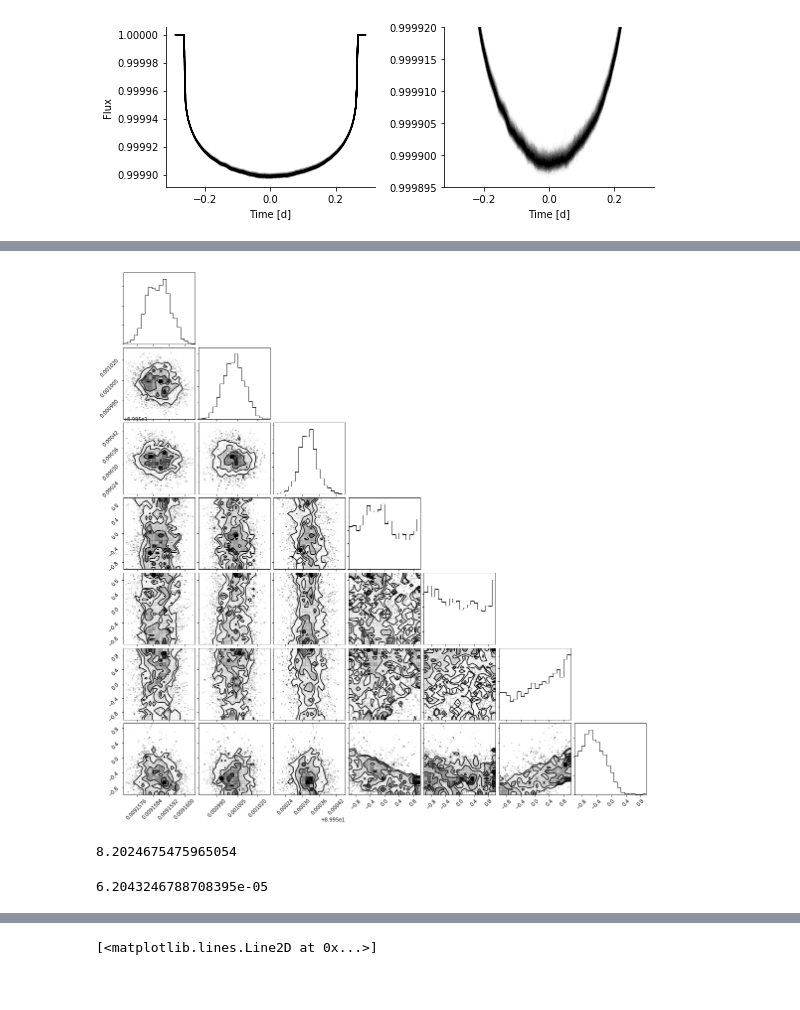
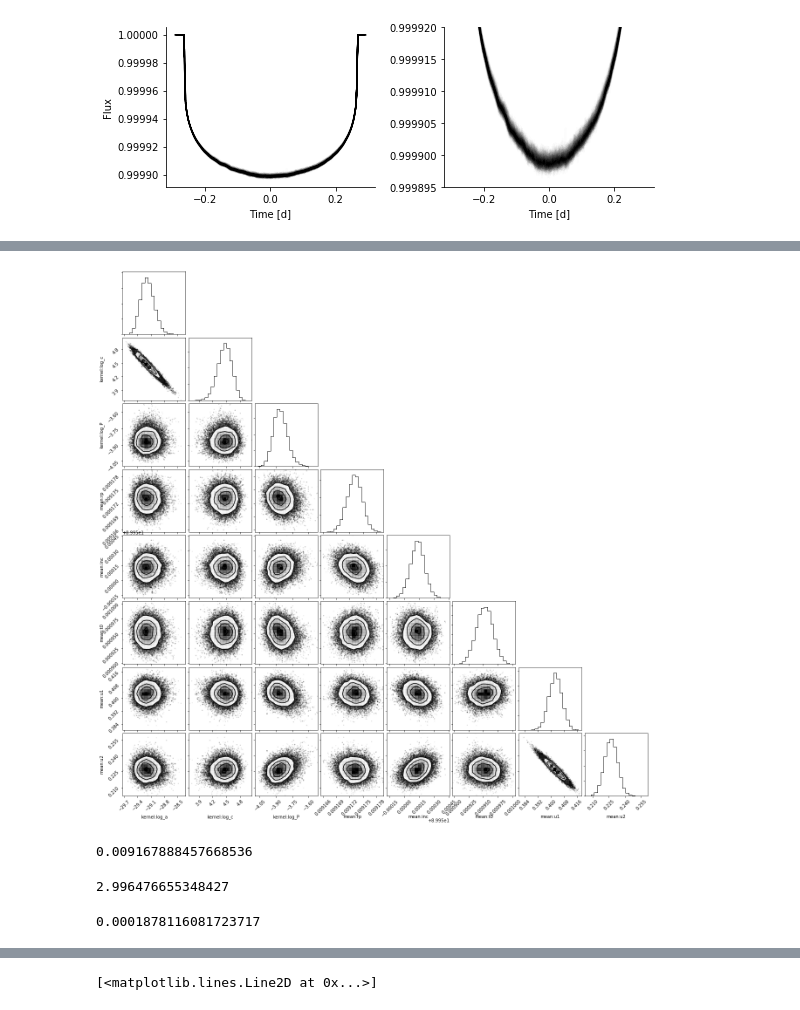
Before and after one commit to bmorris3/stash, a Jupyter notebook: examples/local.ipynb, the cells around one changed output, grey strips where cells are left out. Cells and saved outputs as stored; diff of their text form; code cells hidden in the pictures.

```diff
--- a/examples/local.ipynb
+++ b/examples/local.ipynb
@@ -77,20 +79,23 @@ params = TransitParams()
 params.per = 365
 params.rp = float(R_earth/R_sun)
 params.a = float(1*u.AU/R_sun)
-params.inc = 90
+params.inc = 89.9
 
 # Sing 2009: https://arxiv.org/pdf/0912.2274.pdf
 params.u = [0.6283, -0.3063, 0.8965, -0.4593] #[0.45, 0.0, 0.19, 0.0]
+# params.u = [0.45, 0.19]
+# params.limb_dark = "quadratic"
 params.limb_dark = "nonlinear"
+
 params.ecc = 0
 params.w = np.pi/2
 params.t0 = 0
 # %%
-# residuals = []
-# for lc in lightcurves:
-#     try:
-#         transit_model = lc.get_transit_model(params, 1e-6)
+residuals = []
+for lc in tqdm(lightcurves):
+    try:
+        transit_model = lc.get_transit_model(params, 1e-6)
 
-#         residuals.append(lc.fluxes - transit_model.fluxes)
-#     except Exception:
-#         pass
+        residuals.append(lc.fluxes - transit_model.fluxes)
+    except Exception:
+        pass
@@ -169,13 +231,19 @@ plt.hist(chi2)
 # %%
-corner(sampler.flatchain);
+from corner import corner
+
+corner(sampler.flatchain, labels=gp.get_parameter_names());
 plt.show()
 # %% [output]
-[figure, old version]
+[figure, new version]
+# %%
+float(R_earth/R_sun)
+# %% [output]
+0.009167888457668536
 # %%
-np.abs(sampler.flatchain[:, 0].mean() - float(R_earth/R_sun))/sampler.flatchain[:, 0].std()
+np.abs(sampler.flatchain[:, 3].mean() - float(R_earth/R_sun)) /sampler.flatchain[:, 3].std()
 # %% [output]
-8.2024675475965054
+2.996476655348427
 # %%
-sampler.flatchain[:, 0].std()/sampler.flatchain[:, 0].mean()
+sampler.flatchain[:, 3].std()/sampler.flatchain[:, 3].mean()
 # %% [output]
-6.2043246788708395e-05
+0.0001878116081723717
```
Also changed, not shown: parts of 25 cells of this notebook.
